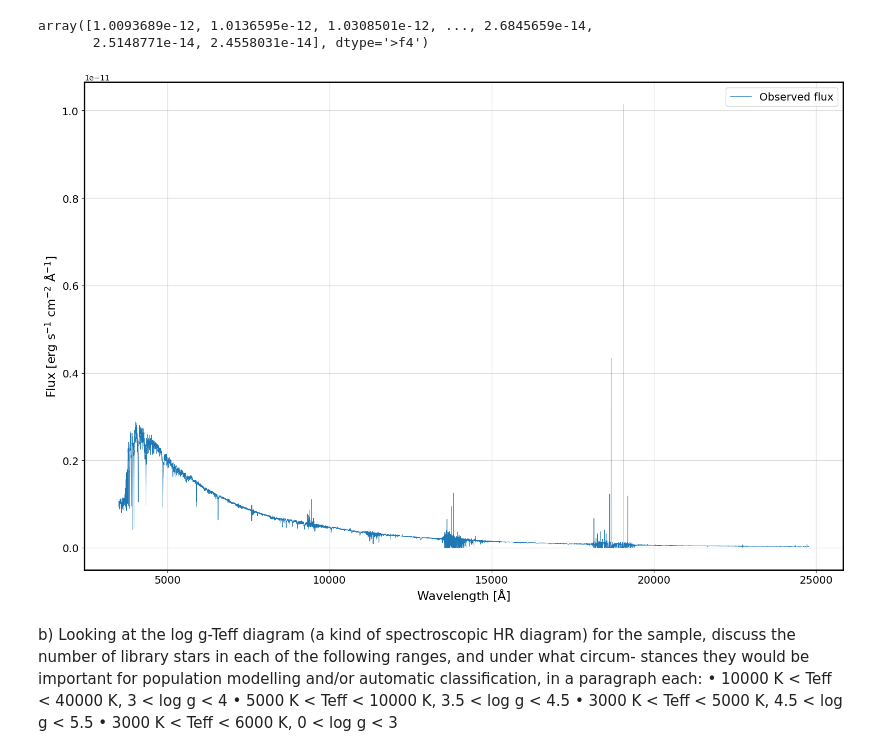
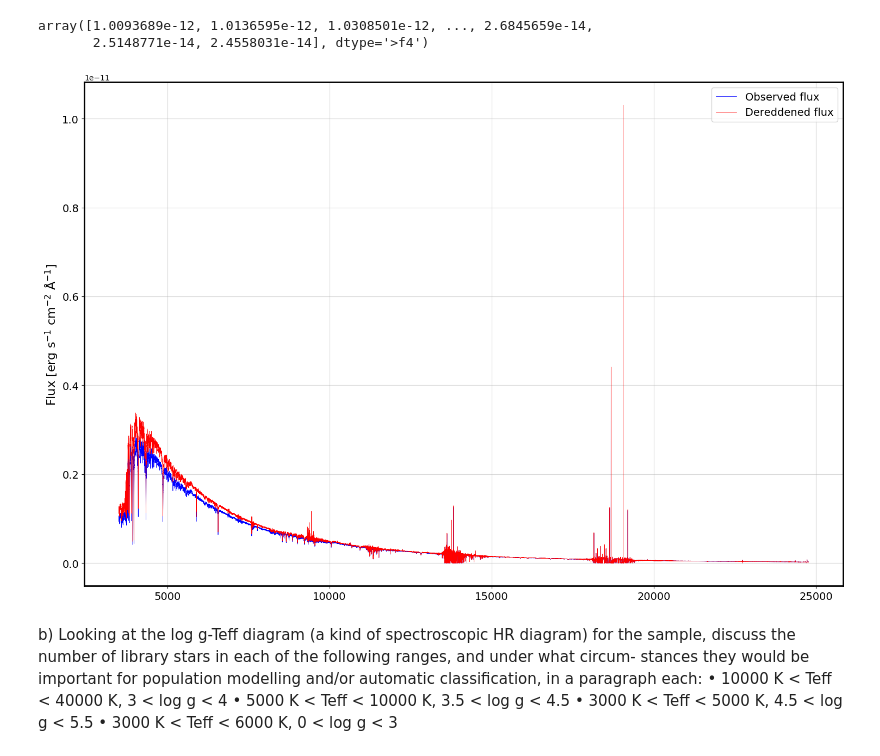
Before and after one commit to nodokamasamune-sketch/astr630, a Jupyter notebook: HW2_combined.ipynb, the cells around one changed output. Cells and saved outputs as stored; diff of their text form; code cells hidden in the pictures.

```diff
--- a/HW2_combined.ipynb
+++ b/HW2_combined.ipynb
@@ -112,26 +282,26 @@ array([1.0093689e-12, 1.0136595e-12, 1.0308501e-12, ..., 2.6845659e-14,
        2.5148771e-14, 2.4558031e-14], dtype='>f4')
 # %%
 fig,ax = plt.subplots(figsize=(15, 10))
-plt.plot(waves_temp, flux_temp, linewidth=0.5, label='Observed flux')
-# plt.plot(waves_temp, flux_temp, 'b-', linewidth=0.5, label='Observed flux')
-# if not np.all(np.isnan(flux_tempdr_temp)):
-#     plt.plot(waves_temp, flux_tempdr_temp, 'r-', linewidth=0.5, label='Dereddened flux')
-plt.xlabel(f'Wavelength [Å]',fontsize=16)
+#plt.plot(waves_temp, flux_temp, linewidth=0.5, label='Observed flux')
+plt.plot(waves_temp, flux_temp, 'b-', linewidth=0.5, label='Observed flux')
+if not np.all(np.isnan(flux_tempdr_temp)):
+   plt.plot(waves_temp, flux_tempdr_temp, 'r-', linewidth=0.5, label='Dereddened flux')
+# plt.xlabel(f'Wavelength [Å]',fontsize=16)
 plt.ylabel('Flux [erg s$^{-1}$ cm$^{-2}$ Å$^{-1}$]',fontsize=16)
 ax.spines['left'].set_linewidth(2)
 ax.spines['bottom'].set_linewidth(2)
 ax.spines['top'].set_linewidth(2)
 ax.spines['right'].set_linewidth(2)
 ax.tick_params(axis='y', labelsize=14)
 ax.tick_params(axis='x',labelsize=14)
 ax.grid(alpha=0.5)
 
 ax.legend(loc='upper right',fontsize=14)
 plt.tight_layout()
 #plt.savefig('HW1_Figs\CAMDe.png',dpi=300)
 plt.show()
 # %% [output]
-[figure, old version]
+[figure, new version]
 # %% [markdown]
 b) Looking at the log g-Teff diagram (a kind of spectroscopic HR diagram) for the sample,
 discuss the number of library stars in each of the following ranges, and under what circum-
```
Also changed, not shown: parts of 12 cells of this notebook.
